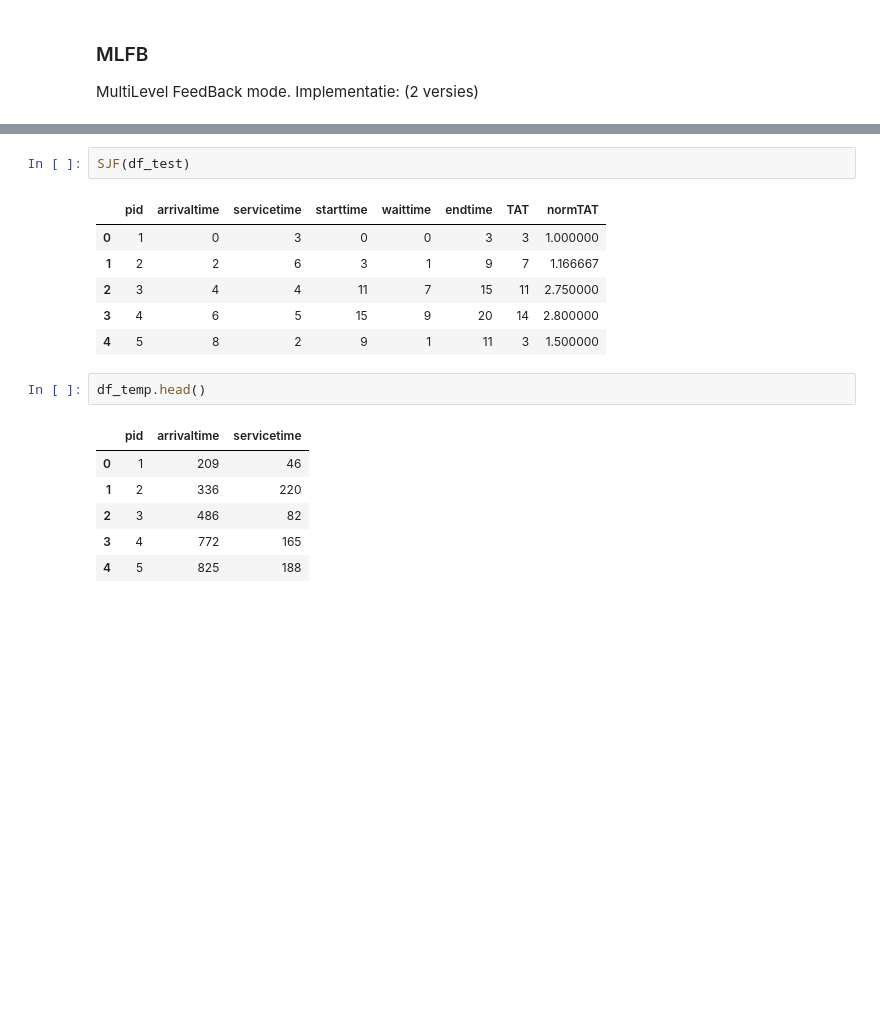
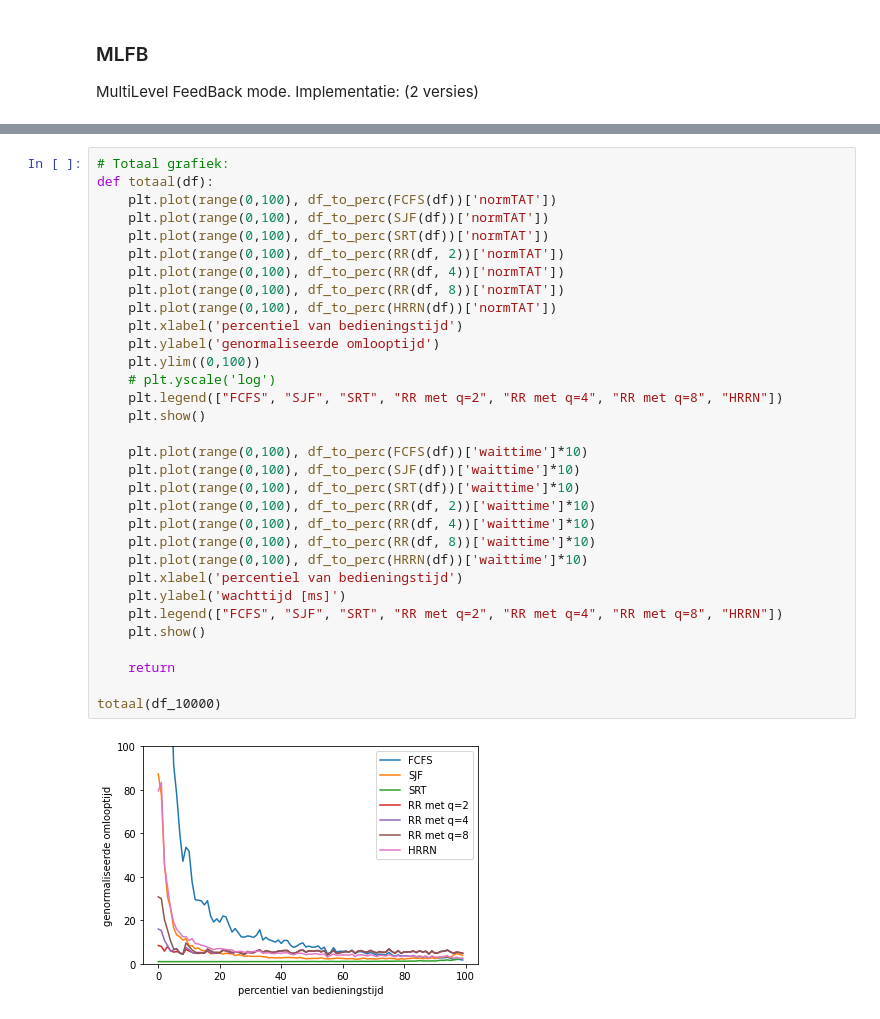
Before and after one commit to GPeeters/Besturingssystemen-2, a Jupyter notebook: process_scheduler.ipynb, the cells around one changed output, grey strips where cells are left out. Saved outputs shown, nothing was run; the diff lists cells and outputs as text; blank space fills up the shorter version.

Commit message:
totale plots

```diff
--- a/process_scheduler.ipynb
+++ b/process_scheduler.ipynb
@@ -622,18 +614,34 @@ MultiLevel FeedBack mode. Implementatie: (2 versies)
-# %%
-SJF(df_test)
-# %% [output]
-|  | pid | arrivaltime | servicetime | starttime | waittime | endtime | TAT | normTAT |
-| 0 | 1 | 0 | 3 | 0 | 0 | 3 | 3 | 1.000000 |
-| 1 | 2 | 2 | 6 | 3 | 1 | 9 | 7 | 1.166667 |
-| 2 | 3 | 4 | 4 | 11 | 7 | 15 | 11 | 2.750000 |
-| 3 | 4 | 6 | 5 | 15 | 9 | 20 | 14 | 2.800000 |
-| 4 | 5 | 8 | 2 | 9 | 1 | 11 | 3 | 1.500000 |
-# %%
-df_temp.head()
-# %% [output]
-|  | pid | arrivaltime | servicetime |
-| 0 | 1 | 209 | 46 |
-| 1 | 2 | 336 | 220 |
-| 2 | 3 | 486 | 82 |
-| 3 | 4 | 772 | 165 |
-| 4 | 5 | 825 | 188 |
+# %%
+# Totaal grafiek:
+def totaal(df):
+    plt.plot(range(0,100), df_to_perc(FCFS(df))['normTAT'])
+    plt.plot(range(0,100), df_to_perc(SJF(df))['normTAT'])
+    plt.plot(range(0,100), df_to_perc(SRT(df))['normTAT'])
+    plt.plot(range(0,100), df_to_perc(RR(df, 2))['normTAT'])
+    plt.plot(range(0,100), df_to_perc(RR(df, 4))['normTAT'])
+    plt.plot(range(0,100), df_to_perc(RR(df, 8))['normTAT'])
+    plt.plot(range(0,100), df_to_perc(HRRN(df))['normTAT'])
+    plt.xlabel('percentiel van bedieningstijd')
+    plt.ylabel('genormaliseerde omlooptijd')
+    plt.ylim((0,100))
+    # plt.yscale('log')
+    plt.legend(["FCFS", "SJF", "SRT", "RR met q=2", "RR met q=4", "RR met q=8", "HRRN"])
+    plt.show()
+
+    plt.plot(range(0,100), df_to_perc(FCFS(df))['waittime']*10)
+    plt.plot(range(0,100), df_to_perc(SJF(df))['waittime']*10)
+    plt.plot(range(0,100), df_to_perc(SRT(df))['waittime']*10)
+    plt.plot(range(0,100), df_to_perc(RR(df, 2))['waittime']*10)
+    plt.plot(range(0,100), df_to_perc(RR(df, 4))['waittime']*10)
+    plt.plot(range(0,100), df_to_perc(RR(df, 8))['waittime']*10)
+    plt.plot(range(0,100), df_to_perc(HRRN(df))['waittime']*10)
+    plt.xlabel('percentiel van bedieningstijd')
+    plt.ylabel('wachttijd [ms]')
+    plt.legend(["FCFS", "SJF", "SRT", "RR met q=2", "RR met q=4", "RR met q=8", "HRRN"])
+    plt.show()
+
+    return
+
+totaal(df_10000)
+# %% [output]
+[figure, added]
```
Also changed, not shown: parts of 2 cells of this notebook.
